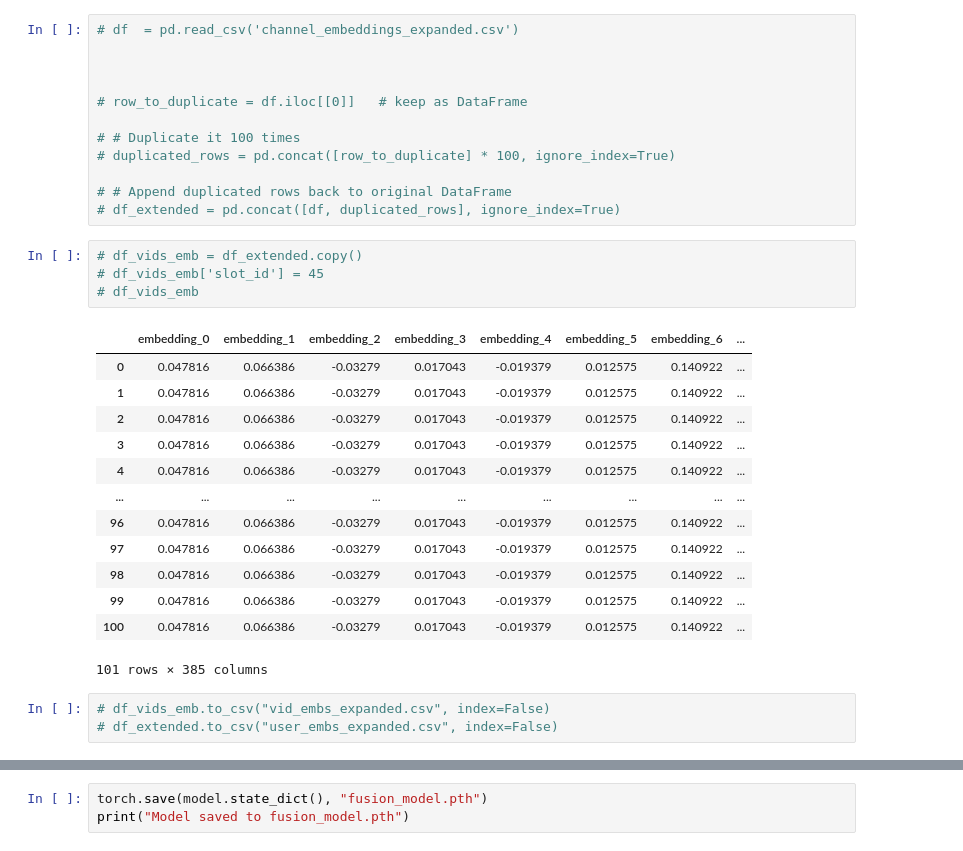
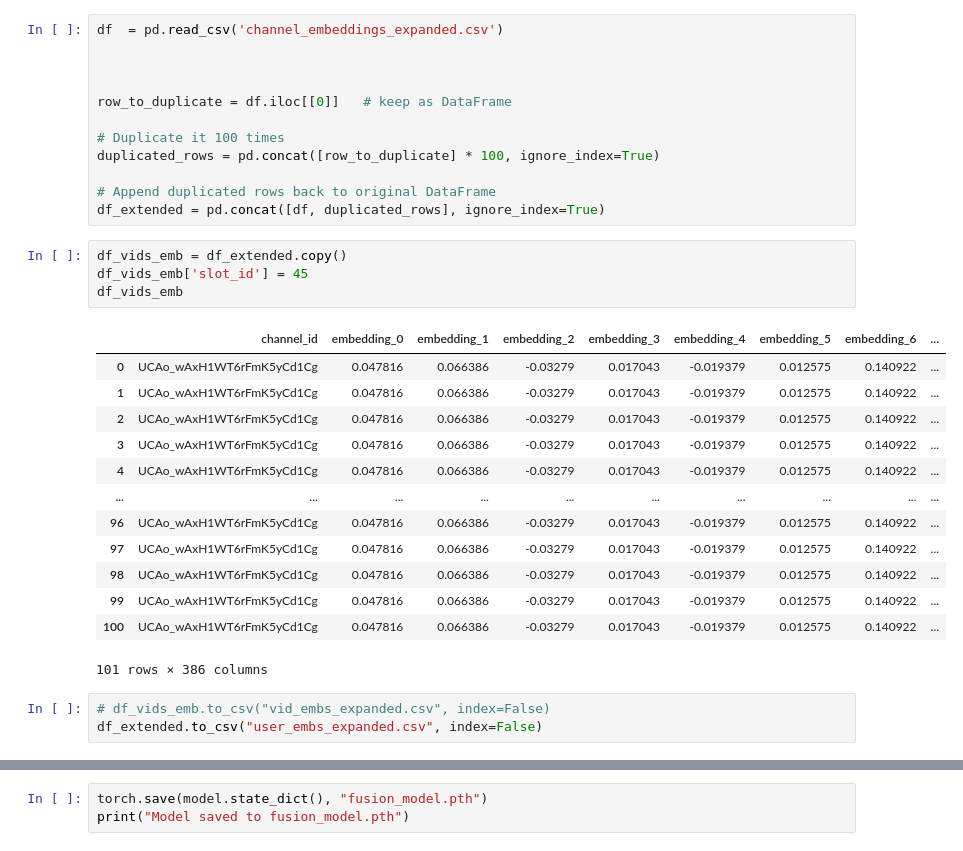
Before and after one commit to View-Rush/View-Rush, a Jupyter notebook: nbs/FusionModelImpl.ipynb, the cells around one changed output, grey strips where cells are left out. Cells and saved outputs as stored; diff of their text form.

```diff
--- a/nbs/FusionModelImpl.ipynb
+++ b/nbs/FusionModelImpl.ipynb
@@ -161,33 +151,33 @@ Expanded CSV saved as channel_embeddings_expanded.csv
 # %%
-# df  = pd.read_csv('channel_embeddings_expanded.csv')
+df  = pd.read_csv('channel_embeddings_expanded.csv')
 
 
 
-# row_to_duplicate = df.iloc[[0]]   # keep as DataFrame
+row_to_duplicate = df.iloc[[0]]   # keep as DataFrame
 
-# # Duplicate it 100 times
-# duplicated_rows = pd.concat([row_to_duplicate] * 100, ignore_index=True)
+# Duplicate it 100 times
+duplicated_rows = pd.concat([row_to_duplicate] * 100, ignore_index=True)
 
-# # Append duplicated rows back to original DataFrame
-# df_extended = pd.concat([df, duplicated_rows], ignore_index=True)
+# Append duplicated rows back to original DataFrame
+df_extended = pd.concat([df, duplicated_rows], ignore_index=True)
 # %%
-# df_vids_emb = df_extended.copy()
-# df_vids_emb['slot_id'] = 45
-# df_vids_emb
+df_vids_emb = df_extended.copy()
+df_vids_emb['slot_id'] = 45
+df_vids_emb
 # %% [output]
-|  | embedding_0 | embedding_1 | embedding_2 | embedding_3 | embedding_4 | embedding_5 | embedding_6 | ... |
-| 0 | 0.047816 | 0.066386 | -0.03279 | 0.017043 | -0.019379 | 0.012575 | 0.140922 | ... |
-| 1 | 0.047816 | 0.066386 | -0.03279 | 0.017043 | -0.019379 | 0.012575 | 0.140922 | ... |
-| 2 | 0.047816 | 0.066386 | -0.03279 | 0.017043 | -0.019379 | 0.012575 | 0.140922 | ... |
-| 3 | 0.047816 | 0.066386 | -0.03279 | 0.017043 | -0.019379 | 0.012575 | 0.140922 | ... |
-| 4 | 0.047816 | 0.066386 | -0.03279 | 0.017043 | -0.019379 | 0.012575 | 0.140922 | ... |
-| ... | ... | ... | ... | ... | ... | ... | ... | ... |
-| 96 | 0.047816 | 0.066386 | -0.03279 | 0.017043 | -0.019379 | 0.012575 | 0.140922 | ... |
-| 97 | 0.047816 | 0.066386 | -0.03279 | 0.017043 | -0.019379 | 0.012575 | 0.140922 | ... |
-| 98 | 0.047816 | 0.066386 | -0.03279 | 0.017043 | -0.019379 | 0.012575 | 0.140922 | ... |
-| 99 | 0.047816 | 0.066386 | -0.03279 | 0.017043 | -0.019379 | 0.012575 | 0.140922 | ... |
-| 100 | 0.047816 | 0.066386 | -0.03279 | 0.017043 | -0.019379 | 0.012575 | 0.140922 | ... |
+|  | channel_id | embedding_0 | embedding_1 | embedding_2 | embedding_3 | embedding_4 | embedding_5 | embedding_6 | ... |
+| 0 | UCAo_wAxH1WT6rFmK5yCd1Cg | 0.047816 | 0.066386 | -0.03279 | 0.017043 | -0.019379 | 0.012575 | 0.140922 | ... |
+| 1 | UCAo_wAxH1WT6rFmK5yCd1Cg | 0.047816 | 0.066386 | -0.03279 | 0.017043 | -0.019379 | 0.012575 | 0.140922 | ... |
+| 2 | UCAo_wAxH1WT6rFmK5yCd1Cg | 0.047816 | 0.066386 | -0.03279 | 0.017043 | -0.019379 | 0.012575 | 0.140922 | ... |
+| 3 | UCAo_wAxH1WT6rFmK5yCd1Cg | 0.047816 | 0.066386 | -0.03279 | 0.017043 | -0.019379 | 0.012575 | 0.140922 | ... |
+| 4 | UCAo_wAxH1WT6rFmK5yCd1Cg | 0.047816 | 0.066386 | -0.03279 | 0.017043 | -0.019379 | 0.012575 | 0.140922 | ... |
+| ... | ... | ... | ... | ... | ... | ... | ... | ... | ... |
+| 96 | UCAo_wAxH1WT6rFmK5yCd1Cg | 0.047816 | 0.066386 | -0.03279 | 0.017043 | -0.019379 | 0.012575 | 0.140922 | ... |
+| 97 | UCAo_wAxH1WT6rFmK5yCd1Cg | 0.047816 | 0.066386 | -0.03279 | 0.017043 | -0.019379 | 0.012575 | 0.140922 | ... |
+| 98 | UCAo_wAxH1WT6rFmK5yCd1Cg | 0.047816 | 0.066386 | -0.03279 | 0.017043 | -0.019379 | 0.012575 | 0.140922 | ... |
+| 99 | UCAo_wAxH1WT6rFmK5yCd1Cg | 0.047816 | 0.066386 | -0.03279 | 0.017043 | -0.019379 | 0.012575 | 0.140922 | ... |
+| 100 | UCAo_wAxH1WT6rFmK5yCd1Cg | 0.047816 | 0.066386 | -0.03279 | 0.017043 | -0.019379 | 0.012575 | 0.140922 | ... |
-101 rows × 385 columns
+101 rows × 386 columns
 # %%
 # df_vids_emb.to_csv("vid_embs_expanded.csv", index=False)
-# df_extended.to_csv("user_embs_expanded.csv", index=False)
+df_extended.to_csv("user_embs_expanded.csv", index=False)
```
Also changed, not shown: parts of 19 cells of this notebook, 4 other files.
